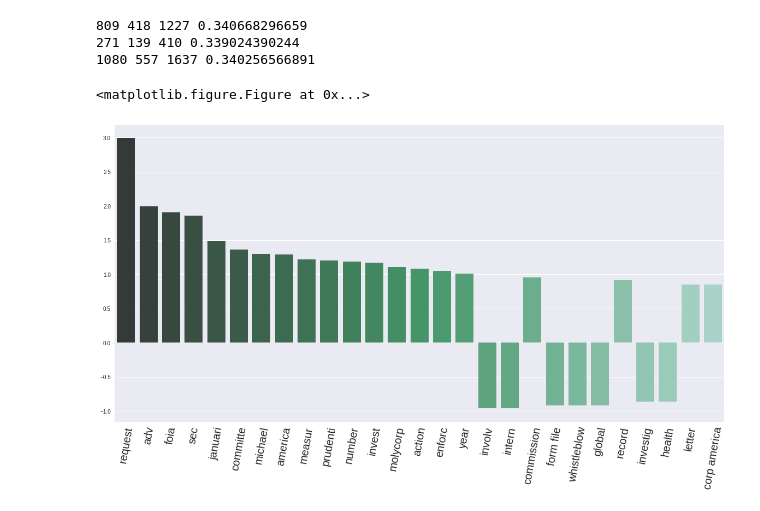
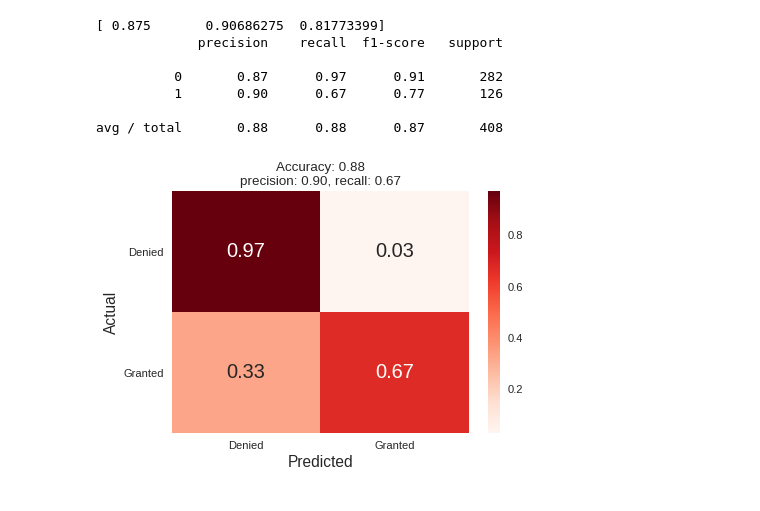
Before and after one commit to caglatasdemir/insight-project, a Jupyter notebook: foia_prediction.ipynb, the cells around one changed output. Drawn from its saved outputs; the diff is of its cells as text; code cells hidden in the pictures.

Commit message:
only logistic regression

```diff
--- a/foia_prediction.ipynb
+++ b/foia_prediction.ipynb
@@ -148,5 +265,5 @@ X_test_features=pd.concat([pd.get_dummies(test['req_month']), pd.get_dummies(tes
 # %%
-def plot_confusion_matrix2(y_true, y_predicted, labels=None):
+def plot_confusion_matrix(y_true, y_predicted, labels=None):
 
     cm = confusion_matrix(y_true, y_predicted)
     cm = cm.astype('float') / cm.sum(axis=1)[:, np.newaxis]
@@ -163,29 +280,3 @@ def plot_confusion_matrix2(y_true, y_predicted, labels=None):
     plt.yticks(rotation="horizontal")
     plt.title("Accuracy: {:.2f}\nprecision: {:.2f}, recall: {:.2f}".format(acc, precision, rec))
     return
-# %%
-logreg = linear_model.LogisticRegression(C=1,penalty='l2',class_weight='balanced')
-logreg.fit(X_train_features.values, y_train.values)
-Zlogreg = logreg.predict(X_test_features.values)
-preds['prediction']=Zlogreg
-print(cross_val_score(logreg, X_train_features.values, y_train.values))
-plot_confusion_matrix2(preds['actual'],preds['prediction'],labels=None)
-print(classification_report(preds['actual'],preds['prediction']))
-
-rf= RandomForestClassifier(n_estimators=10,class_weight='balanced',max_features='log2',random_state=24)
-rf.fit(X_train_features.values, y_train.values)
-Zrf = rf.predict(X_test_features.values)
-preds['prediction']=Zrf
-print(cross_val_score(rf, X_train_features.values, y_train.values))
-plot_confusion_matrix2(preds['actual'],preds['prediction'],labels=None)
-print(classification_report(preds['actual'],preds['prediction']))
-
-est=LinearSVC(C=1,penalty='l2',class_weight='balanced')
-est.fit(X_train_features.values, y_train.values)
-Zest = est.predict(X_test_features.values)
-preds['prediction']=Zest
-print(cross_val_score(est, X_train_features.values, y_train.values))
-plot_confusion_matrix2(preds['actual'],preds['prediction'],labels=None)
-print(classification_report(preds['actual'],preds['prediction']))
-
-plt.show()
@@ -213,34 +283,14 @@ avg / total       0.84      0.84      0.84       410
-# %%
-gr = sum(((train['final_disposition']=='Granted in full')))
-dn =  sum(((train['final_disposition']=='Denied in full')))
-
-print dn, gr, dn+gr, float(gr)/(dn+gr)
-
-gr = sum(((test['final_disposition']=='Granted in full')))
-dn = sum(((test['final_disposition']=='Denied in full')))
-
-print dn, gr, dn+gr, float(gr)/(dn+gr)
-
-gr = sum(((cdata['final_disposition']=='Granted in full')))
-dn = sum(((cdata['final_disposition']=='Denied in full')))
-
-print dn, gr, dn+gr, float(gr)/(dn+gr)
-# %% [output]
-809 418 1227 0.340668296659
-271 139 410 0.339024390244
-1080 557 1637 0.340256566891
-# %%
-mylist=np.absolute(logreg.coef_).tolist()[0]
-ins=sorted(range(len(mylist)),key=lambda x:mylist[x],reverse=True)
-fis=X_train_features.columns.values[ins]
-fins=logreg.coef_[0][ins]
-
-plt.figure()
-fig,ax= plt.subplots()
-fig.set_size_inches(20,10)
-plt.xticks(rotation=80,size=20)
-sns.barplot(x=fis[:27],y=fins[:27],palette="BuGn_d",ax=ax,orient="v")
-plt.show()
-# %% [output]
-<matplotlib.figure.Figure at 0x...>
-[figure, removed]
+# %%
+print(cross_val_score(logreg, X_train_features.values, y_train.values))
+plot_confusion_matrix(preds['actual'],preds['prediction'],labels=None)
+print(classification_report(preds['actual'],preds['prediction']))
+plt.show()
+# %% [output]
+[ 0.875       0.90686275  0.81773399]
+             precision    recall  f1-score   support
+
+          0       0.87      0.97      0.91       282
+          1       0.90      0.67      0.77       126
+
+avg / total       0.88      0.88      0.87       408
+[figure, added]
```
Also changed, not shown: parts of 50 cells of this notebook.
